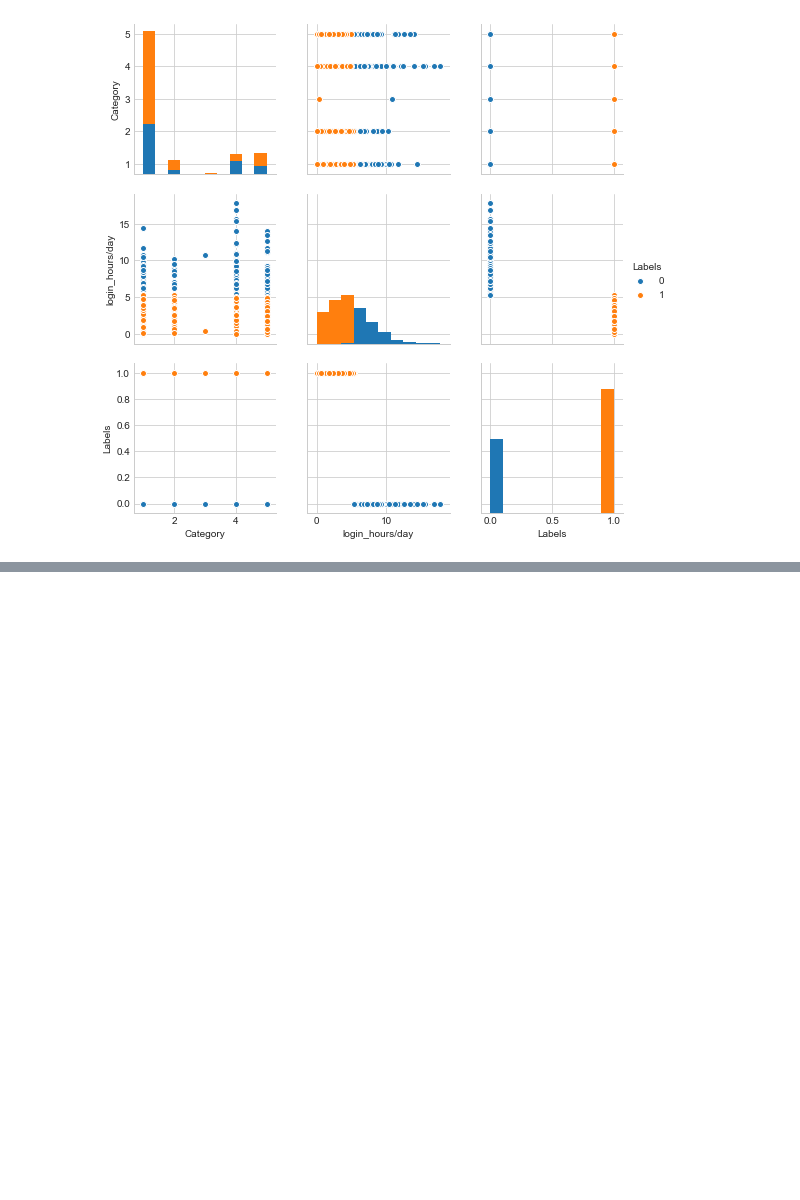
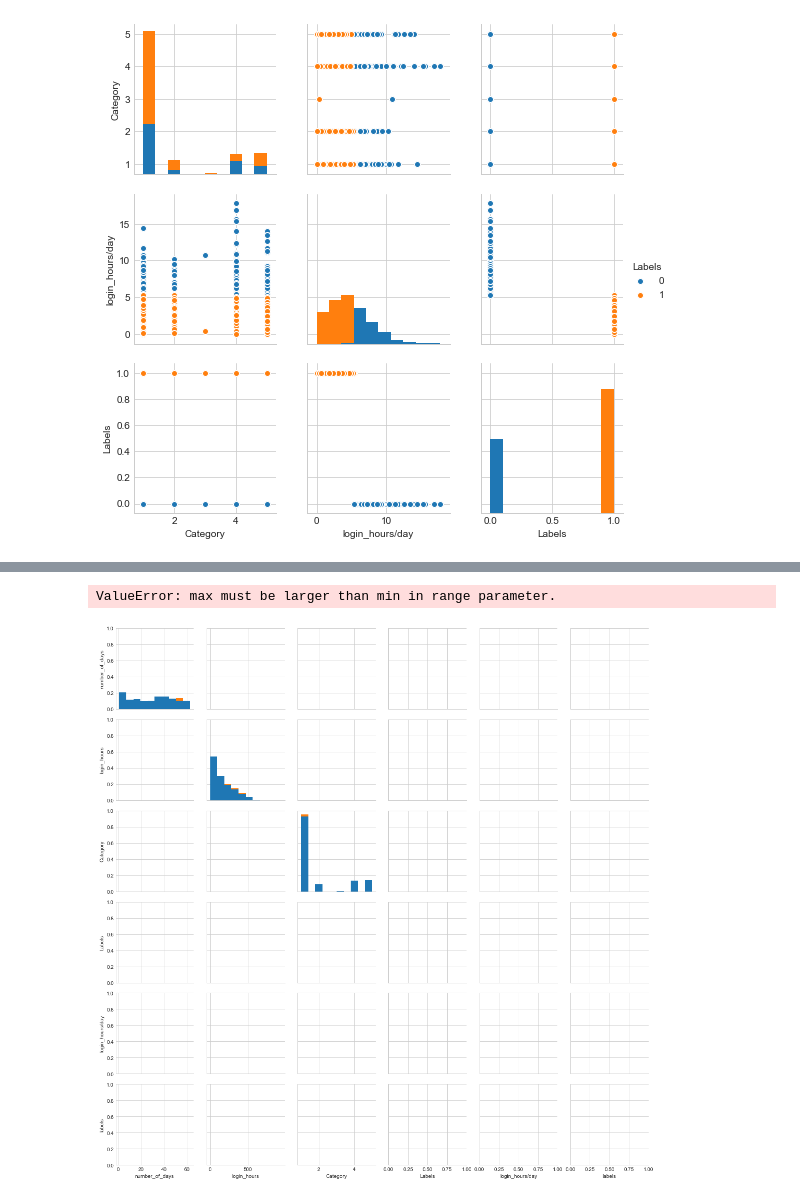
Before and after one commit to hridyansh68/Ola_analytics, a Jupyter notebook: Exploratory data analysis.ipynb, the cells around one changed output, grey strips where cells are left out. Saved outputs shown, nothing was run; the diff lists cells and outputs as text; code cells hidden in the pictures; blank space fills up the shorter version.

```diff
--- a/Exploratory data analysis.ipynb
+++ b/Exploratory data analysis.ipynb
@@ -404,0 +407,3 @@ KeyError: 'labels'
+# %%
+km = KModes(n_clusters=2)
+km.fit_predict(df3.values)
@@ -404,0 +428,7 @@ KeyError: 'labels'
+# %%
+df3["labels"] = km.fit_predict(df3.values)
+# %%
+sns.pairplot(df3,hue="labels")
+# %% [output]
+ValueError: max must be larger than min in range parameter.
+[figure, added]
```
Also changed, not shown: parts of 2 cells of this notebook, 2 other files.
